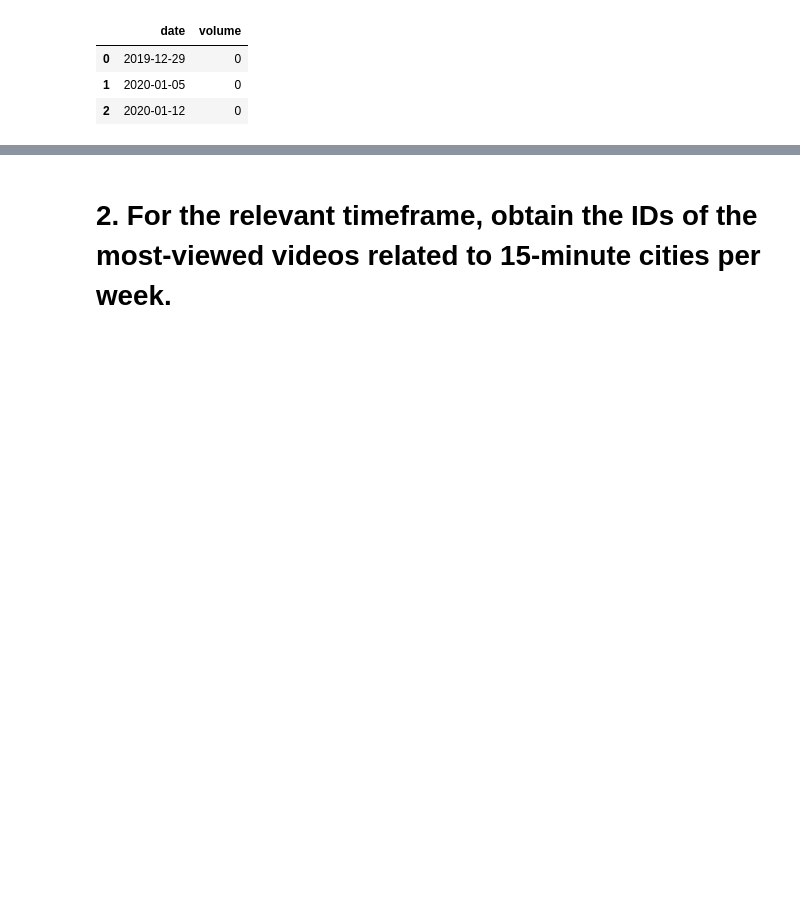
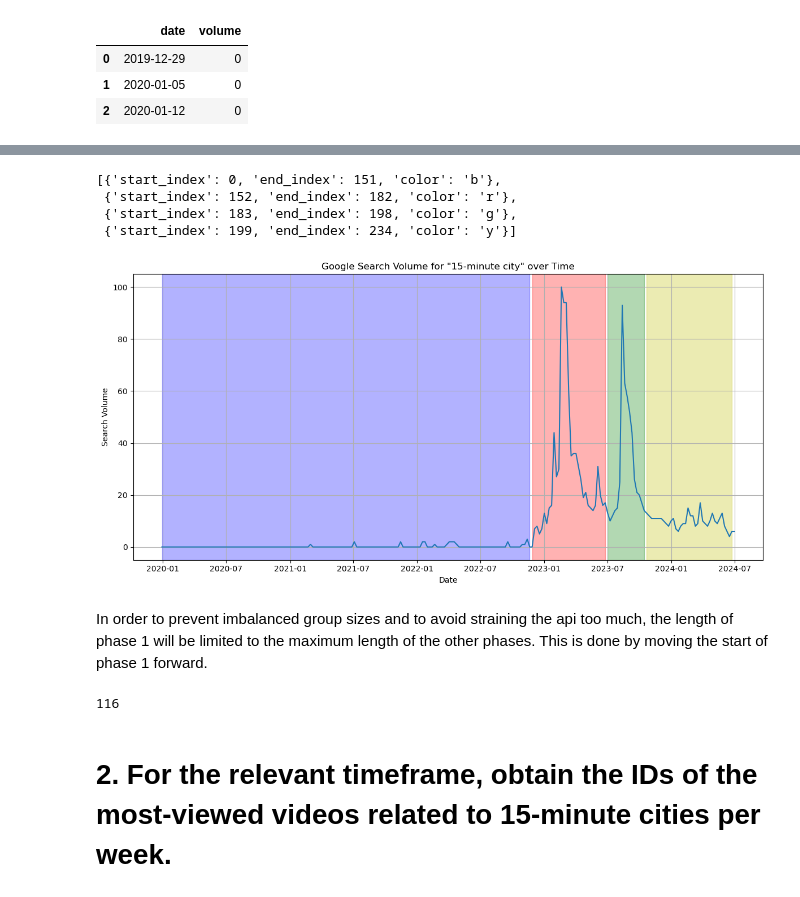
Before and after one commit to julia-king-edu/so-24_smda_project, a Jupyter notebook: data_collection.ipynb, the cells around one changed output, grey strips where cells are left out. Cells and saved outputs as stored; diff of their text form; code cells hidden in the pictures; blank space fills up the shorter version.

```diff
--- a/data_collection.ipynb
+++ b/data_collection.ipynb
@@ -133,2 +206,59 @@ plt.show()
+# %%
+# identify start of 1st peak -> differences going from ~0 to significant positive before peaks[0]
+
+phase_starts = [0, find_condition_index(gtrends_df["mean_diff"], condition = lambda x: x > 1, end = peaks[0])]
+# %%
+# identify start of 2nd peak -> differences going from negative to positive after peaks[0] and before peaks[1]
+
+phase_starts.append(find_condition_index(gtrends_df["mean_diff"], condition = lambda x: x > 1, start = peaks[0], end = peaks[1]))
+# %%
+# identify start of 2nd normal phase -> differences going from negative to ~0 after peaks[1]
+
+phase_starts.append(find_condition_index(gtrends_df["mean_diff"], condition = lambda x: abs(x) < 1, start = peaks[1]))
+# %%
+phases = [{"start_index": current,
+           "end_index": next_element - 1,
+           "color": color} for current, next_element, color in zip(phase_starts,
+                                                                   phase_starts[1:] + [len(gtrends_df) - 1],
+                                                                   ["b", "r", "g", "y"])]
+# %%
+phases
+# %% [output]
+[{'start_index': 0, 'end_index': 151, 'color': 'b'},
+ {'start_index': 152, 'end_index': 182, 'color': 'r'},
+ {'start_index': 183, 'end_index': 198, 'color': 'g'},
+ {'start_index': 199, 'end_index': 234, 'color': 'y'}]
+# %%
+# plot again with the phases
+
+plt.figure(figsize = (12, 6))
+
+plt.plot(gtrends_df["date"], gtrends_df["volume"])
+
+# mark the different phases
+for sr_phase in phases:
+    plt.axvspan(pd.to_datetime(gtrends_df.loc[sr_phase["start_index"], "date"]), gtrends_df.loc[sr_phase["end_index"], "date"], color = sr_phase["color"], alpha = 0.3)
+
+# Grid, legend + layout
+plt.title("Google Search Volume for \"15-minute city\" over Time")
+plt.xlabel("Date")
+plt.ylabel("Search Volume")
+plt.grid(True)
+plt.tight_layout()
+
+plt.show()
+# %% [output]
+[figure, added]
+# %% [markdown]
+In order to prevent imbalanced group sizes and to avoid straining the api too much, the length of phase 1 will be limited to the maximum length of the other phases. This is done by moving the start of phase 1 forward.
+# %%
+# limit phase 1
+
+duration = max(phase["end_index"] - phase["start_index"] for phase in phases[1:])
+phases[0]["start_index"] = phases[0]["end_index"] - duration
+
+phases[0]["start_index"]
+# %% [output]
+116
 # %% [markdown]
 # 2. For the relevant timeframe, obtain the IDs of the most-viewed videos related to 15-minute cities per week.
```
Also changed, not shown: parts of 28 cells of this notebook, 3 other files.
